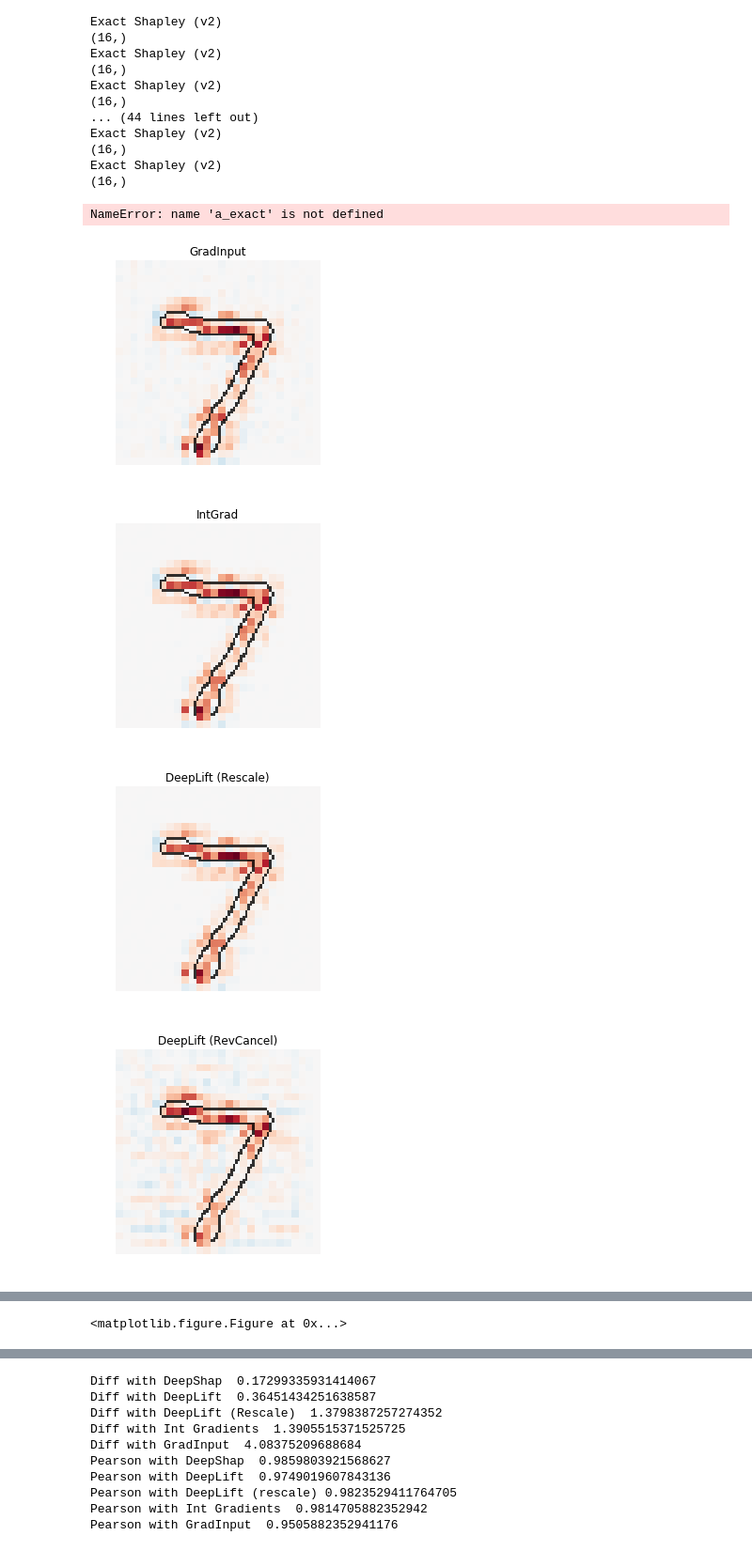
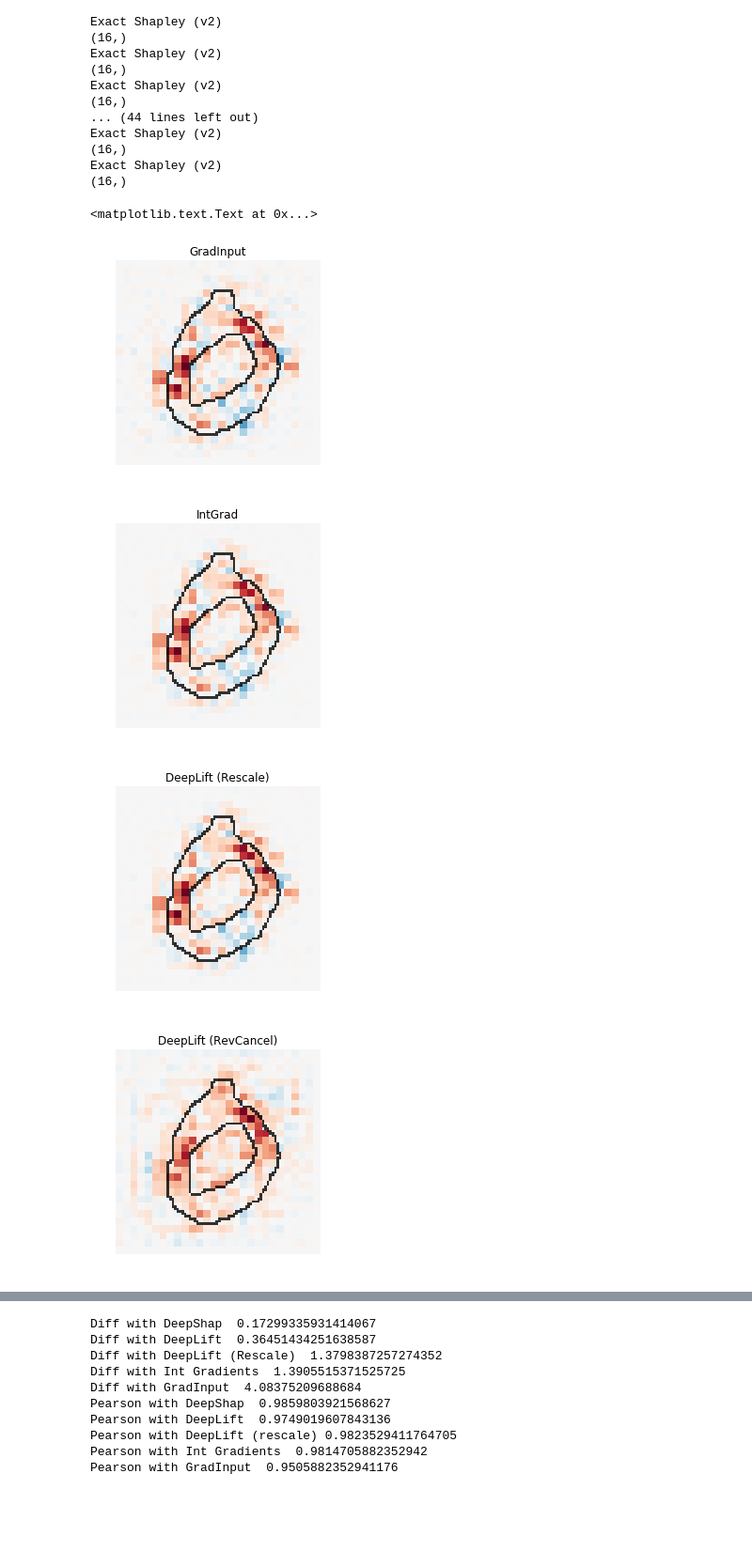
Before and after one commit to marcoancona/DeepExplain, a Jupyter notebook: examples/mint_cnn_keras.ipynb, the cells around one changed output, grey strips where cells are left out. Shown at 94% size. Drawn from its saved outputs; the diff is of its cells as text; code cells hidden in the pictures; blank space fills up the shorter version.

```diff
--- a/examples/mint_cnn_keras.ipynb
+++ b/examples/mint_cnn_keras.ipynb
@@ -88,7 +33,7 @@ NameError: name 'sum1' is not defined
 # %%
 # Build and train a network.
 
-SKIP_TRAIN = False
+SKIP_TRAIN = True
 saved_model_file = 'model.h5'
 
 batch_size = 128
@@ -134,7 +79,7 @@ if SKIP_TRAIN:
 else:
     #de.enable_override('shapley')
     model = Sequential()
-    #model.add(Conv2D(32, kernel_size=(3, 3),activation='relu',input_shape=(28,28,1)))
+    model.add(Conv2D(32, kernel_size=(3, 3),activation='relu',input_shape=(28,28,1)))
     #model.add(Conv2D(64, (3, 3), activation='relu'))
     model.add(MaxPooling2D(pool_size=(2, 2), input_shape=(28,28,1)))
     #model.add(Dropout(0.25))
@@ -198,3 +139,14 @@ ys = y_test[0:1]
+# %%
+# Define what to be explained
+xs = x_test[0:5]
+ys = y_test[0:5]
+a_gradin = np.zeros_like(xs)
+a_intgrad = np.zeros_like(xs)
+a_res = np.zeros_like(xs)
+a_rc = np.zeros_like(xs)
+a_shap = np.zeros_like(xs)
+a_shaplud = np.zeros_like(xs)
+a_exact = np.zeros_like(xs)
 # %%
 # Compute DeepLift attributions
 revealcancel_model = kc.convert_model_from_saved_files(
@@ -284,0 +302,21 @@ attr {
+# %%
+import shap
+import numpy as np
+# select a set of background examples to take an expectation over
+background = x_train[np.random.choice(x_train.shape[0], 100, replace=False)]
+# background = np.zeros_like(background)
+
+# explain predictions of the model on four images
+e = shap.DeepExplainer((model.layers[0].input, model.layers[-2].output), background)
+# ...or pass tensors directly
+# e = shap.DeepExplainer((model.layers[0].input, model.layers[-1].output), background)
+shap_values = e.shap_values(xs)
+y_ = np.argmax(ys, 1)
+npshap = np.array(shap_values)
+#npshap = npshap.reshape(10, 15, -1)
+#shap_values = np.transpose(shap_values, (1, 0, 2, 3, 4))
+a_shaplud = np.array([npshap[item, enum] for enum, item in enumerate(y_)])
+print (a_shaplud.shape)
+
+# plot the feature attributions
+#shap.image_plot(shap_values, -xs)
@@ -312,24 +353,26 @@ Exact Shapley (v2)
 # %%
 # Plot attributions
 from utils import plot, plt
 %matplotlib inline
-idx = 0
+idx = 3
 plot(a_gradin[idx].reshape(img_rows, img_cols), xs[idx].reshape(img_rows, img_cols)).title('GradInput')
 plt.figure()
 plot(a_intgrad[idx].reshape(img_rows, img_cols), xs[idx].reshape(img_rows, img_cols)).title('IntGrad')
 plt.figure()
 plot(a_res[idx].reshape(img_rows, img_cols), xs[idx].reshape(img_rows, img_cols)).title('DeepLift (Rescale)')
+plt.figure()
+#plot((a_linear)[idx].reshape(img_rows, img_cols), xs[idx].reshape(img_rows, img_cols)).title('Linear')
 #plt.figure()
-#plot((a_linear)[idx].reshape(img_rows, img_cols), xs[idx].reshape(img_rows, img_cols)).title('Linear')
-plt.figure()
 plot(a_rc[idx].reshape(img_rows, img_cols), xs[idx].reshape(img_rows, img_cols)).title('DeepLift (RevCancel)')
 plt.figure()
 plot((a_shap)[idx].reshape(img_rows, img_cols), xs[idx].reshape(img_rows, img_cols)).title('Deep Shap')
 plt.figure()
 plot((a_exact)[idx].reshape(img_rows, img_cols), xs[idx].reshape(img_rows, img_cols)).title('Exact Shap')
+plt.figure()
+plot((a_shaplud)[idx].reshape(img_rows, img_cols), xs[idx].reshape(img_rows, img_cols)).title('SHAP')
 # %% [output]
-NameError: name 'a_exact' is not defined
+<matplotlib.text.Text at 0x...>
-[figure, old version]
+[figure, new version]
-[figure, old version]
+[figure, new version]
-[figure, old version]
+[figure, new version]
-[figure, old version]
+[figure, new version]
@@ -337 +379,0 @@ NameError: name 'a_exact' is not defined
-<matplotlib.figure.Figure at 0x...>
```
Also changed, not shown: parts of 10 cells of this notebook, 2 other files.
